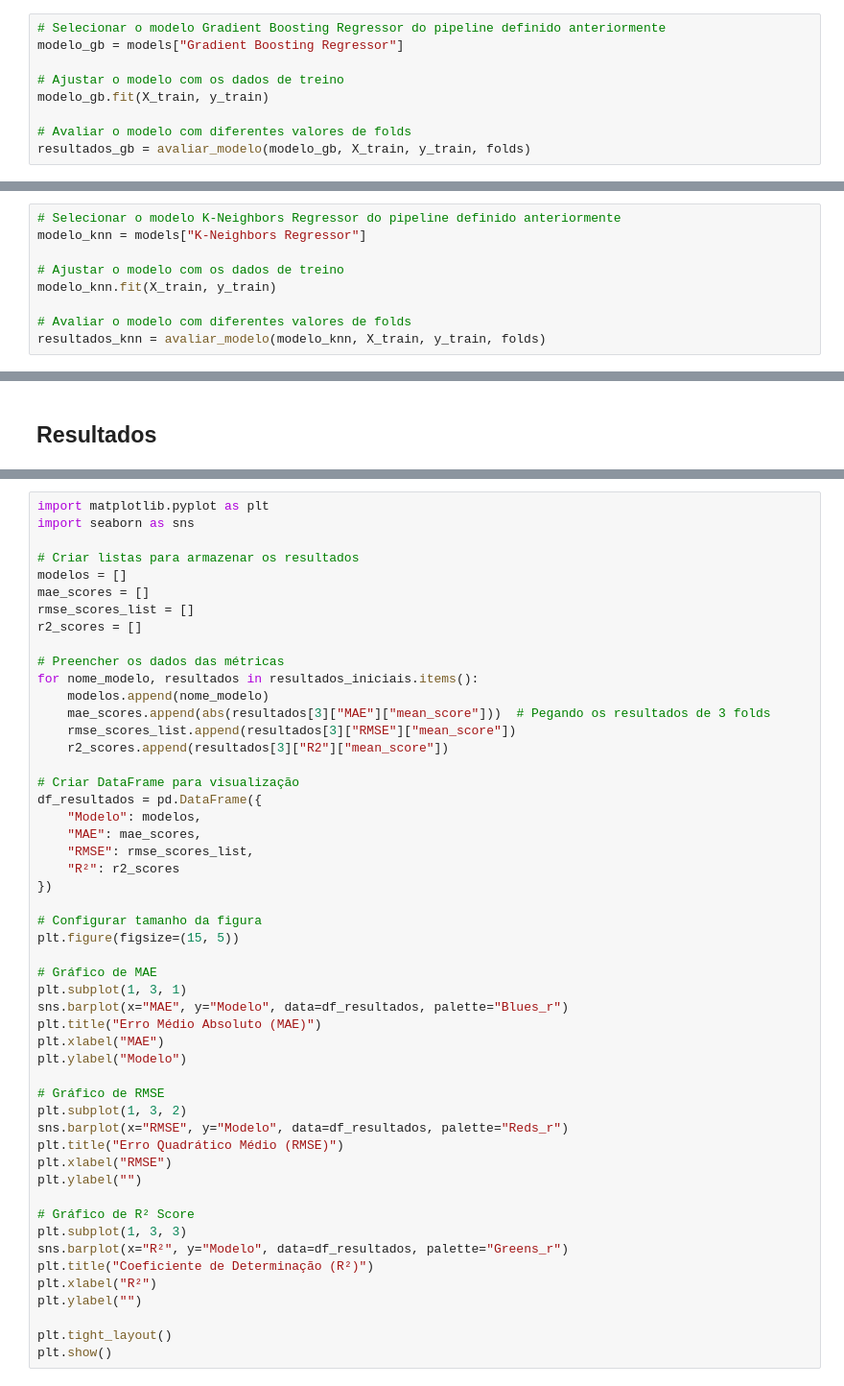
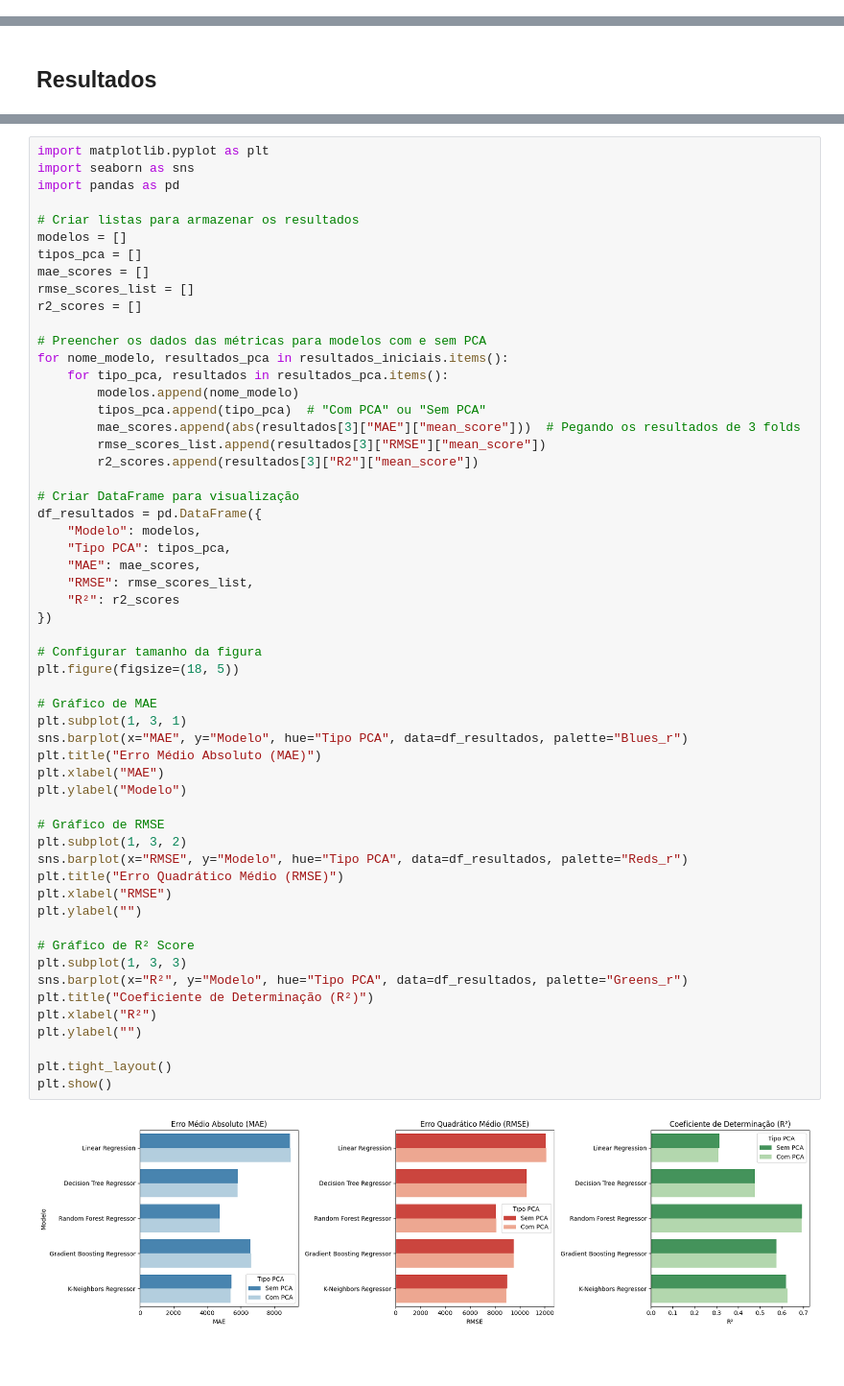
Before and after one commit to felipeft/Car-Price-Prediction, a Jupyter notebook: code/V3_car_price_prediction.ipynb, the cells around one changed output, grey strips where cells are left out. Shown at 96% size. Drawn from its saved outputs; the diff is of its cells as text; blank space fills up the shorter version.

```diff
--- a/code/V3_car_price_prediction.ipynb
+++ b/code/V3_car_price_prediction.ipynb
@@ -894,9 +891,0 @@ Avaliando com 5 folds...
-# %%
-# Selecionar o modelo Gradient Boosting Regressor do pipeline definido anteriormente
-modelo_gb = models["Gradient Boosting Regressor"]
-
-# Ajustar o modelo com os dados de treino
-modelo_gb.fit(X_train, y_train)
-
-# Avaliar o modelo com diferentes valores de folds
-resultados_gb = avaliar_modelo(modelo_gb, X_train, y_train, folds)
@@ -905,9 +891,0 @@ resultados_gb = avaliar_modelo(modelo_gb, X_train, y_train, folds)
-# %%
-# Selecionar o modelo K-Neighbors Regressor do pipeline definido anteriormente
-modelo_knn = models["K-Neighbors Regressor"]
-
-# Ajustar o modelo com os dados de treino
-modelo_knn.fit(X_train, y_train)
-
-# Avaliar o modelo com diferentes valores de folds
-resultados_knn = avaliar_modelo(modelo_knn, X_train, y_train, folds)
@@ -977,51 +1010,58 @@ for nome_modelo, resultados in resultados_iniciais.items():
 # %%
 import matplotlib.pyplot as plt
 import seaborn as sns
+import pandas as pd
 
 # Criar listas para armazenar os resultados
 modelos = []
+tipos_pca = []
 mae_scores = []
 rmse_scores_list = []
 r2_scores = []
 
-# Preencher os dados das métricas
-for nome_modelo, resultados in resultados_iniciais.items():
-    modelos.append(nome_modelo)
-    mae_scores.append(abs(resultados[3]["MAE"]["mean_score"]))  # Pegando os resultados de 3 folds
-    rmse_scores_list.append(resultados[3]["RMSE"]["mean_score"])
-    r2_scores.append(resultados[3]["R2"]["mean_score"])
+# Preencher os dados das métricas para modelos com e sem PCA
+for nome_modelo, resultados_pca in resultados_iniciais.items():
+    for tipo_pca, resultados in resultados_pca.items():
+        modelos.append(nome_modelo)
+        tipos_pca.append(tipo_pca)  # "Com PCA" ou "Sem PCA"
+        mae_scores.append(abs(resultados[3]["MAE"]["mean_score"]))  # Pegando os resultados de 3 folds
+        rmse_scores_list.append(resultados[3]["RMSE"]["mean_score"])
+        r2_scores.append(resultados[3]["R2"]["mean_score"])
 
 # Criar DataFrame para visualização
 df_resultados = pd.DataFrame({
     "Modelo": modelos,
+    "Tipo PCA": tipos_pca,
     "MAE": mae_scores,
     "RMSE": rmse_scores_list,
     "R²": r2_scores
 })
 
 # Configurar tamanho da figura
-plt.figure(figsize=(15, 5))
+plt.figure(figsize=(18, 5))
 
 # Gráfico de MAE
 plt.subplot(1, 3, 1)
-sns.barplot(x="MAE", y="Modelo", data=df_resultados, palette="Blues_r")
+sns.barplot(x="MAE", y="Modelo", hue="Tipo PCA", data=df_resultados, palette="Blues_r")
 plt.title("Erro Médio Absoluto (MAE)")
 plt.xlabel("MAE")
 plt.ylabel("Modelo")
 
 # Gráfico de RMSE
 plt.subplot(1, 3, 2)
-sns.barplot(x="RMSE", y="Modelo", data=df_resultados, palette="Reds_r")
+sns.barplot(x="RMSE", y="Modelo", hue="Tipo PCA", data=df_resultados, palette="Reds_r")
 plt.title("Erro Quadrático Médio (RMSE)")
 plt.xlabel("RMSE")
 plt.ylabel("")
 
 # Gráfico de R² Score
 plt.subplot(1, 3, 3)
-sns.barplot(x="R²", y="Modelo", data=df_resultados, palette="Greens_r")
+sns.barplot(x="R²", y="Modelo", hue="Tipo PCA", data=df_resultados, palette="Greens_r")
 plt.title("Coeficiente de Determinação (R²)")
 plt.xlabel("R²")
 plt.ylabel("")
 
 plt.tight_layout()
 plt.show()
+# %% [output]
+[figure, added]
```
Also changed, not shown: parts of 26 cells of this notebook, 1 other file.
